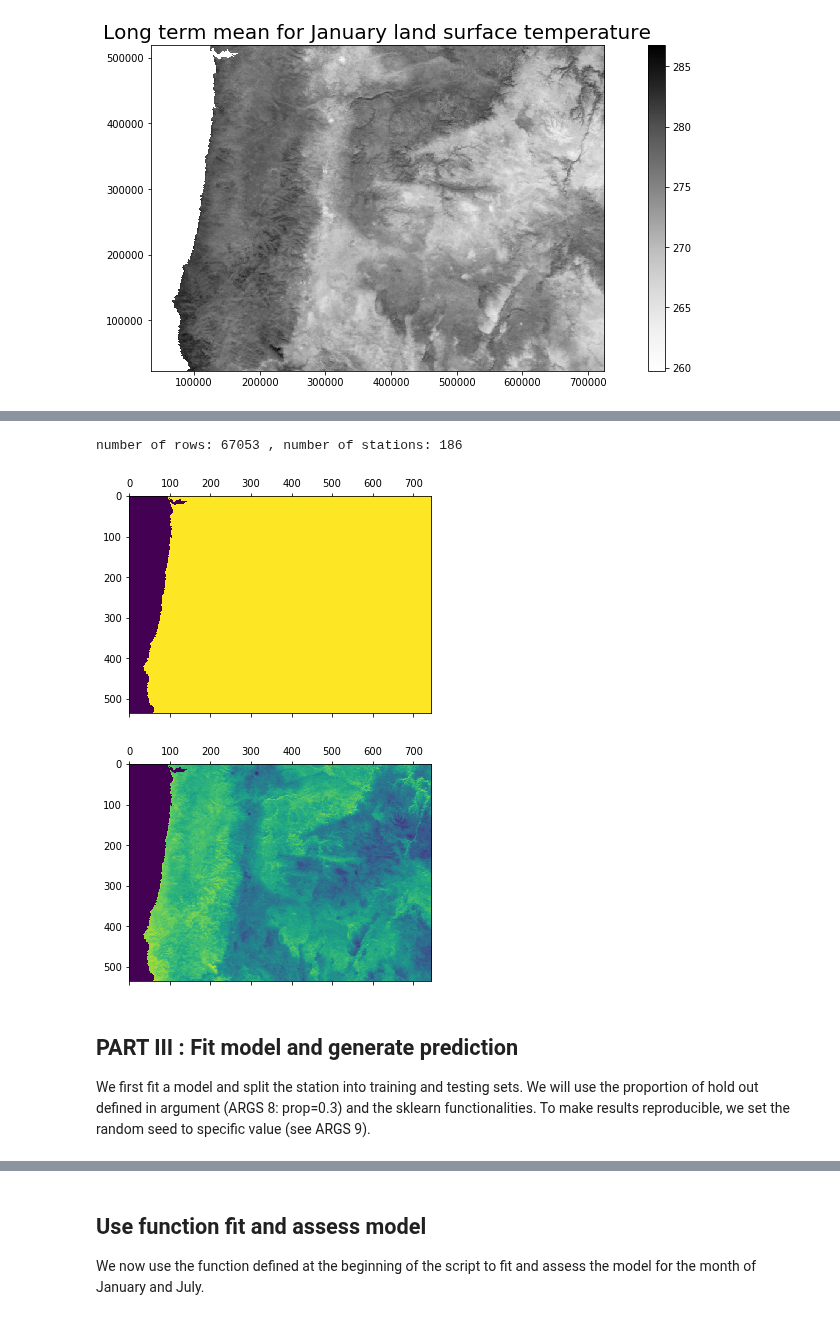
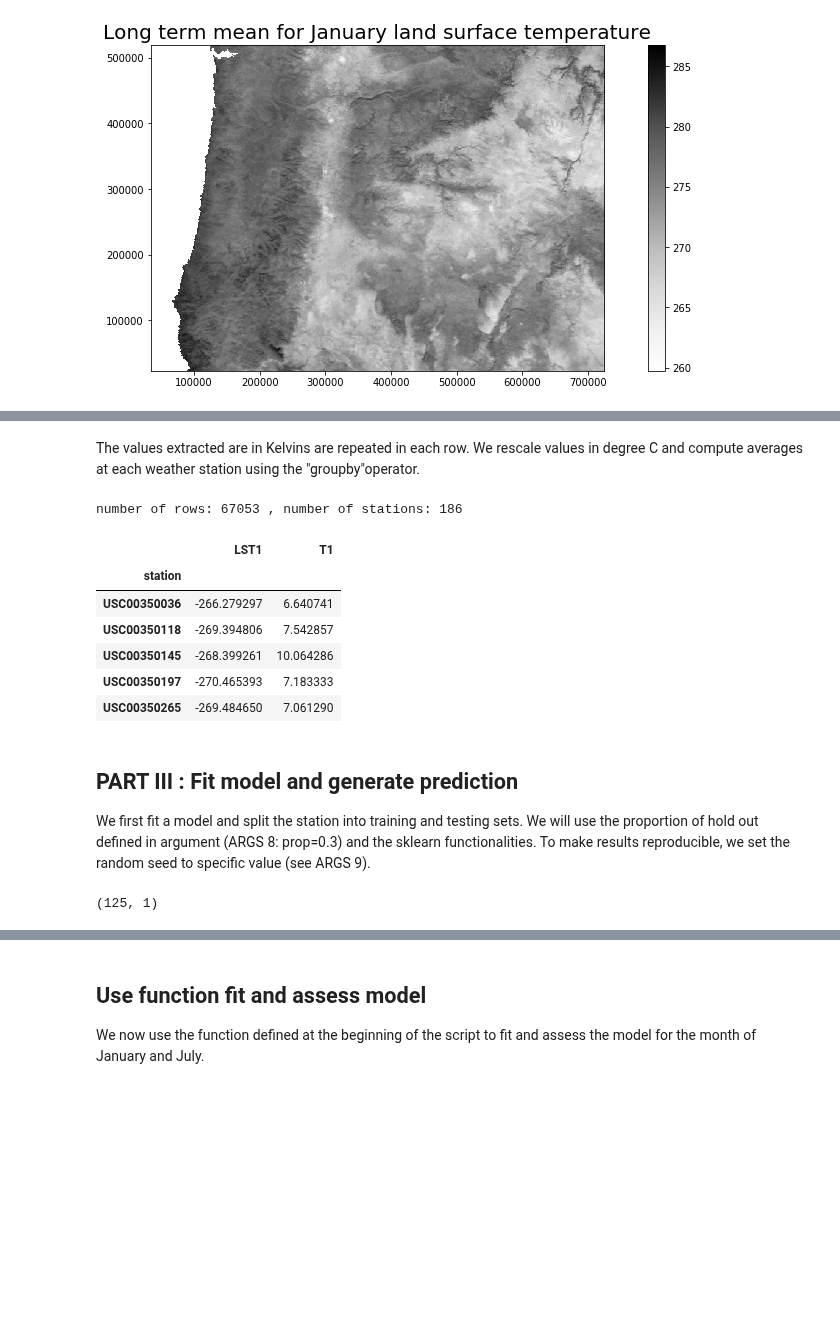
Before and after one commit to bparment1/workshops_courses_spatial_analyses, a Jupyter notebook: regression_temperature.ipynb, the cells around one changed output, grey strips where cells are left out. Saved outputs shown, nothing was run; the diff lists cells and outputs as text; code cells hidden in the pictures; blank space fills up the shorter version.

```diff
--- a/regression_temperature.ipynb
+++ b/regression_temperature.ipynb
@@ -282,57 +308,67 @@ fig.colorbar(lst_plot)
+# %% [markdown]
+The values extracted are in Kelvins are repeated in each row. We rescale values in degree C and compute averages at each weather station using the "groupby"operator.
 # %%
-###########################################
-### PART II : Extract information from raster and prepare covariates #######
-#raster = './data/slope.tif'
-
-lst1_gr = gr.from_file(os.path.join(in_dir,infile_lst_month1))
-lst7_gr = gr.from_file(os.path.join(in_dir,infile_lst_month7))
-
-type(lst1_gr) # check that we have a georaster object
-# Plot data
-lst1_gr.plot()
-lst1_gr.plot(clim=(259.0, 287.0))
-
-#### Extract information from raster using coordinates
-x_coord = station_or.geometry.x # pands.core.series.Series
-y_coord = station_or.geometry.y
-# Find value at point (x,y) or at vectors (X,Y)
-station_or['LST1'] = lst1_gr.map_pixel(x_coord,y_coord)
-station_or['LST7'] = lst7_gr.map_pixel(x_coord,y_coord)
-
 station_or.columns #get names of col
 
 station_or['year'].value_counts()
 station_or.groupby(['month'])['value'].mean() # average by stations per month
 
 print("number of rows:",station_or.station.count(),", number of stations:",len(station_or.station.unique()))
 station_or['LST1'] = station_or['LST1'] - 273.15 #create new column
 station_or['LST7'] = station_or['LST7'] - 273.15 #create new column
 
 station_or_jan = station_or.loc[(station_or['month']==1) & (station_or['value']!=-9999)]
 station_or_jul = station_or.loc[(station_or['month']==7) & (station_or['value']!=-9999)]
 
 station_or_jan.head()
 station_or_jan.columns
 station_or_jan.shape
 
 #avg_df = station_or.groupby(['station'])['value'].mean())
 avg_jan_df = station_or_jan.groupby(['station'])['value','LST1','LST7'].mean()
 avg_jul_df = station_or_jul.groupby(['station'])['value','LST1','LST7'].mean()
 
 avg_jan_df.head()
 avg_jan_df.shape
 avg_jul_df.shape
 avg_jan_df.head()
 avg_jul_df.head()
 
 avg_jan_df['T1'] = avg_jan_df['value']/10
 avg_jul_df['T7'] = avg_jul_df['value']/10
+
+avg_jan_df[['LST1','T1']].head()
 # %% [output]
 number of rows: 67053 , number of stations: 186
-[figure, removed]
-[figure, removed]
+|  | LST1 | T1 |
+| station |  |  |
+| USC00350036 | -266.279297 | 6.640741 |
+| USC00350118 | -269.394806 | 7.542857 |
+| USC00350145 | -268.399261 | 10.064286 |
+| USC00350197 | -270.465393 | 7.183333 |
+| USC00350265 | -269.484650 | 7.061290 |
 # %% [markdown]
 ##  PART III : Fit model and generate prediction
 
 We first fit a model and split the station into training and testing sets. We will use the proportion of hold out defined in argument (ARGS 8: prop=0.3) and the sklearn functionalities. To make results reproducible, we set the random seed to specific value (see ARGS 9).
+# %%
+################################################
+###  PART III : Fit model and generate prediction
+
+#selected_covariates_names_updated = selected_continuous_var_names + names_cat
+selected_features = ['LST1'] #selected features
+selected_target = ['T1'] #selected dependent variables
+## Split training and testing
+
+from sklearn.model_selection import train_test_split
+
+X_train, X_test, y_train, y_test = train_test_split(avg_jan_df[selected_features],
+                                                    avg_jan_df[selected_target],
+                                                    test_size=prop,
+                                                    random_state=random_seed)
+
+X_train.shape
+y_train.shape
+# %% [output]
+(125, 1)
 # %%
```
Also changed, not shown: parts of 7 cells of this notebook.
